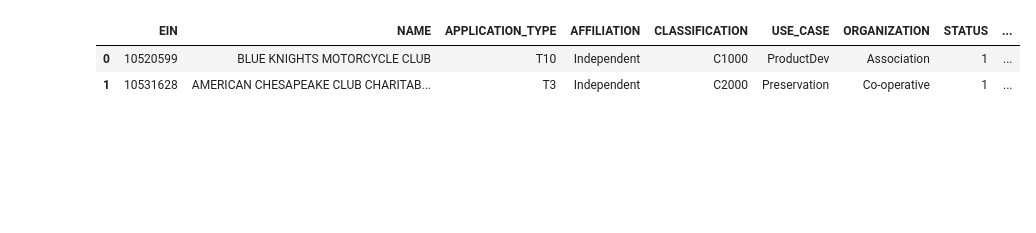
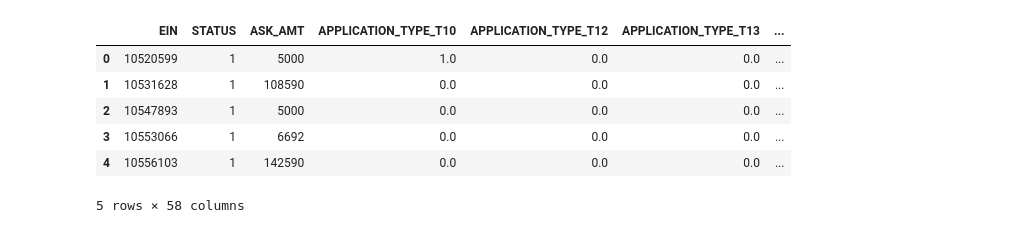
Before and after one commit to gpfundt/charities-dl, a Jupyter notebook: Untitled.ipynb, the cells around one changed output. Drawn from its saved outputs; the diff is of its cells as text; code cells hidden in the pictures; blank space fills up the shorter version.

```diff
--- a/Untitled.ipynb
+++ b/Untitled.ipynb
@@ -4,0 +71,3 @@ charity_data = pd.read_csv('charity_data.csv')
+# %%
+class_counts = charity_data.CLASSIFICATION.value_counts()
+class_counts
@@ -4,0 +87,11 @@ charity_data = pd.read_csv('charity_data.csv')
+# %%
+# Determine which values to replace
+replace_class = list(class_counts[class_counts < 100].index)
+
+# Replace in DataFrame
+for c in replace_class:
+    charity_data.CLASSIFICATION = charity_data.CLASSIFICATION.replace(c,"Other")
+
+
+# Check to make sure binning was successful
+charity_data.CLASSIFICATION.value_counts()
@@ -4,0 +112,10 @@ charity_data = pd.read_csv('charity_data.csv')
+# %%
+# Create the OneHotEncoder instance
+enc2 = OneHotEncoder(sparse=False)
+
+# Fit the encoder and produce encoded DataFrame
+encode_df2 = pd.DataFrame(enc2.fit_transform(charity_data.CLASSIFICATION.values.reshape(-1,1)))
+
+# Rename encoded columns
+encode_df2.columns = enc2.get_feature_names(['CLASSIFICATION'])
+encode_df2.head()
@@ -5,6 +129,13 @@ charity_data = pd.read_csv('charity_data.csv')
+# %%
+# Merge the two DataFrames together and drop the Country column
+charity_data = charity_data.merge(encode_df2,left_index=True,right_index=True).drop("CLASSIFICATION",1)
 # %%
-charity_data.head(2)
+charity_data.head()
 # %% [output]
-|  | EIN | NAME | APPLICATION_TYPE | AFFILIATION | CLASSIFICATION | USE_CASE | ORGANIZATION | STATUS | ... |
-| 0 | 10520599 | BLUE KNIGHTS MOTORCYCLE CLUB | T10 | Independent | C1000 | ProductDev | Association | 1 | ... |
-| 1 | 10531628 | AMERICAN CHESAPEAKE CLUB CHARITAB... | T3 | Independent | C2000 | Preservation | Co-operative | 1 | ... |
+|  | EIN | STATUS | ASK_AMT | APPLICATION_TYPE_T10 | APPLICATION_TYPE_T12 | APPLICATION_TYPE_T13 | ... |
+| 0 | 10520599 | 1 | 5000 | 1.0 | 0.0 | 0.0 | ... |
+| 1 | 10531628 | 1 | 108590 | 0.0 | 0.0 | 0.0 | ... |
+| 2 | 10547893 | 1 | 5000 | 0.0 | 0.0 | 0.0 | ... |
+| 3 | 10553066 | 1 | 6692 | 0.0 | 0.0 | 0.0 | ... |
+| 4 | 10556103 | 1 | 142590 | 0.0 | 0.0 | 0.0 | ... |
+5 rows × 58 columns
```
Also changed, not shown: parts of 13 cells of this notebook.
